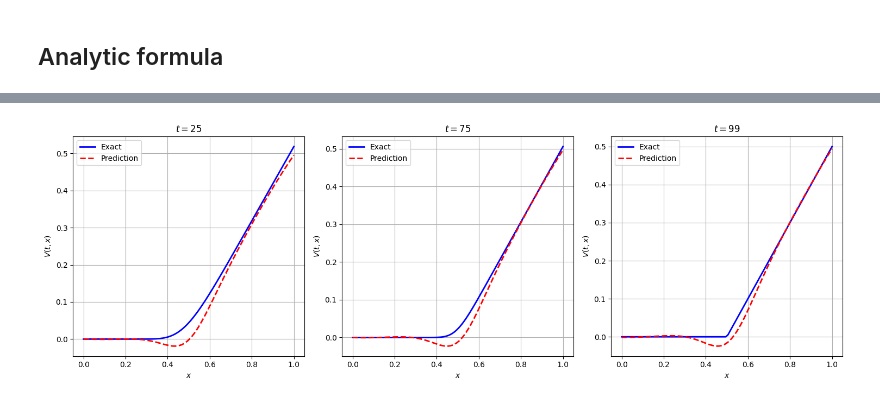
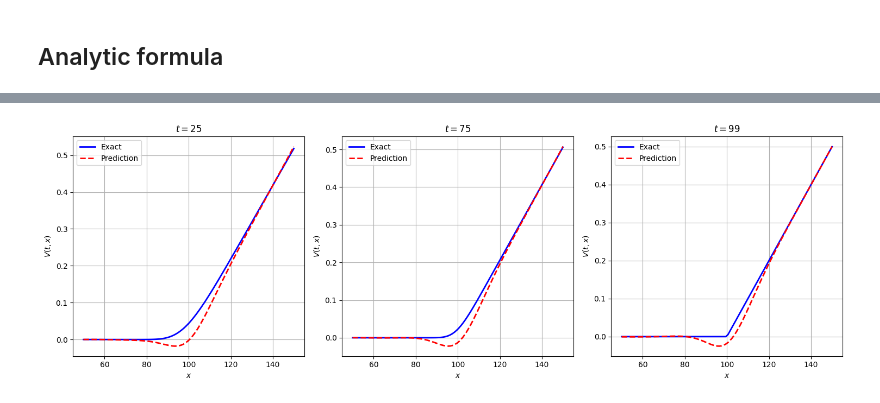
Before and after one commit to aderdouri/PINNs, a Jupyter notebook: Tutorials/Inverse_Black_Scholes.ipynb, the cells around one changed output, grey strips where cells are left out. Drawn from its saved outputs; the diff is of its cells as text; code cells hidden in the pictures.

```diff
--- a/Tutorials/Inverse_Black_Scholes.ipynb
+++ b/Tutorials/Inverse_Black_Scholes.ipynb
@@ -96,21 +79,21 @@ import matplotlib.pyplot as plt
 # %%
-def bs_pde_residual(model, s, t, r=0.05, sigma=0.20):
+def bs_pde_residual(model, S, t, r=0.05, sigma=0.20):
     """
     Compute the PDE residual for Black-Scholes equation:
     """
-    s.requires_grad = True
+    S.requires_grad = True
     t.requires_grad = True
-    V = model(torch.cat((s, t), dim=1))
+    V = model(torch.cat((S, t), dim=1))
 
     # Gradients w.r.t. x and t
-    V_s = torch.autograd.grad(V, s, grad_outputs=torch.ones_like(V), create_graph=True)[0]
+    V_S = torch.autograd.grad(V, S, grad_outputs=torch.ones_like(V), create_graph=True)[0]
     V_t = torch.autograd.grad(V, t, grad_outputs=torch.ones_like(V), create_graph=True)[0]
 
-    # Second-order derivative w.r.t. s
-    V_ss = torch.autograd.grad(V_s, s, grad_outputs=torch.ones_like(V_s), create_graph=True)[0]
+    # Second-order derivative w.r.t. S
+    V_SS = torch.autograd.grad(V_S, S, grad_outputs=torch.ones_like(V_S), create_graph=True)[0]
 
     # PDE residual
-    residual = V_t + 0.5*sigma**2*s**2*V_ss + r*s*V_s -r*V
+    residual = V_t + 0.5*sigma**2*S**2*V_SS + r*S*V_S -r*V
     return residual
 
 # Step 2: Define the PINN model
@@ -154,13 +137,14 @@ def compute_loss(model, s_interior, t_interior, s_boundary, t_boundary,
 
     return pde_loss + bc_loss + ic_loss
 
+
 # Step 4: Training the model
 def train_pinn(model, s_interior, t_interior, s_boundary, t_boundary,
                s_initial, t_initial, V_initial,
                r, sigma, adam_epochs=1000, lbfgs_epochs=500):
     """Train the PINN model using Adam and LBFGS optimizers."""
     # Adam optimizer for initial training
-    optimizer_adam = torch.optim.Adam(model.parameters(), lr=0.001)
+    optimizer_adam = torch.optim.Adam(model.parameters(), lr=0.0001)
     for epoch in range(adam_epochs):
         optimizer_adam.zero_grad()
         loss = compute_loss(model, s_interior, t_interior, s_boundary,
@@ -185,7 +169,6 @@ def train_pinn(model, s_interior, t_interior, s_boundary, t_boundary,
     print("Starting LBFGS optimization...")
     optimizer_lbfgs.step(closure)
 # %%
-S0 = 100.0
 S_max = 150.0
 S_min = 50.0
 strike = 100.0
@@ -194,10 +177,6 @@ r = 0.05
 sigma = 0.2
 
 S = torch.linspace(S_min, S_max, 100).view(-1, 1)
-myS = S.clone()
-# Normalize S
-S = (S - S_min) / (S_max - S_min)
-strike = (strike - S_min) / (S_max - S_min)
 t = torch.linspace(0, T, 100).view(-1, 1)
 
 # Create mesh grid for interior points
@@ -227,5 +202,5 @@ model = PINN()
 train_pinn(model, S_interior, t_interior, S_boundary, t_boundary, S_initial,
            t_initial, V_initial,
            r, sigma,
-           adam_epochs=5000, lbfgs_epochs=5000)
+           adam_epochs=500, lbfgs_epochs=5000)
 # %% [output]
@@ -248,9 +212,7 @@ Adam Epoch 4900, Loss: 0.0005114726372994483
 Starting LBFGS optimization...
 # %%
-# Step 7: Visualize the results
 # Create a grid for prediction
 S_pred = torch.linspace(S_min, S_max, 100).view(-1, 1)
-S_pred = (S_pred - S_min) / (S_max - S_min)
 t_pred = torch.linspace(0, T, 100).view(-1, 1)
 
 S_grid_pred, t_grid_pred = torch.meshgrid(S_pred.squeeze(), t_pred.squeeze(),
@@ -261,12 +223,3 @@ t_flat = t_grid_pred.flatten().view(-1, 1)
 # Predict using the trained model
 V_pred = model(torch.cat((S_flat, t_flat), dim=1)).detach().numpy()
 V_pred = V_pred.reshape(100, 100)
-
-# Plot the solution
-plt.figure(figsize=(8, 6))
-plt.contourf(S_grid_pred.numpy(), t_grid_pred.numpy(), V_pred, levels=100, cmap='viridis')
-plt.colorbar(label='V(s, t)')
-plt.xlabel('s')
-plt.ylabel('t')
-plt.title('Predicted Solution for Black-Scholes Equation')
-plt.show()
@@ -309,28 +261,31 @@ array([[-0.00074234, -0.00067151, -0.00060254, ..., -0.00130576,
 # %%
 # Step 8: Compare predictions with exact solution at specific time slices
 time_slices = [25, 75, 99]  # Time slices to compare
+
+# Denormalize S_pred for plotting
+d_S_pred = S_pred * (S_max - S_min) + S_min
 
 plt.figure(figsize=(15, 5))
 
 for i, t_slice in enumerate(time_slices):
     # Extract points for the time slice
     t_slice_tensor = torch.full_like(S_pred, t_slice)
     V_pred_slice = V_pred[:, t_slice]
 
     # Compute exact solution
     V_exact_slice = V_exact[:,t_slice]
 
     # Plot comparison
     plt.subplot(1, 3, i + 1)
-    plt.plot(S.numpy(), V_exact_slice, 'b-', label='Exact', linewidth=2)
-    plt.plot(S.numpy(), V_pred_slice, 'r--', label='Prediction', linewidth=2)
+    plt.plot(d_S_pred.numpy(), V_exact_slice, 'b-', label='Exact', linewidth=2)
+    plt.plot(d_S_pred.numpy(), V_pred_slice, 'r--', label='Prediction', linewidth=2)
     plt.title(f"$t = {t_slice}$")
     plt.xlabel("$x$")
     plt.ylabel("$V(t, x)$")
     plt.legend()
     plt.grid()
 
 plt.tight_layout()
 plt.show()
 # %% [output]
-[figure, old version]
+[figure, new version]
```
Also changed, not shown: parts of 16 cells of this notebook.
